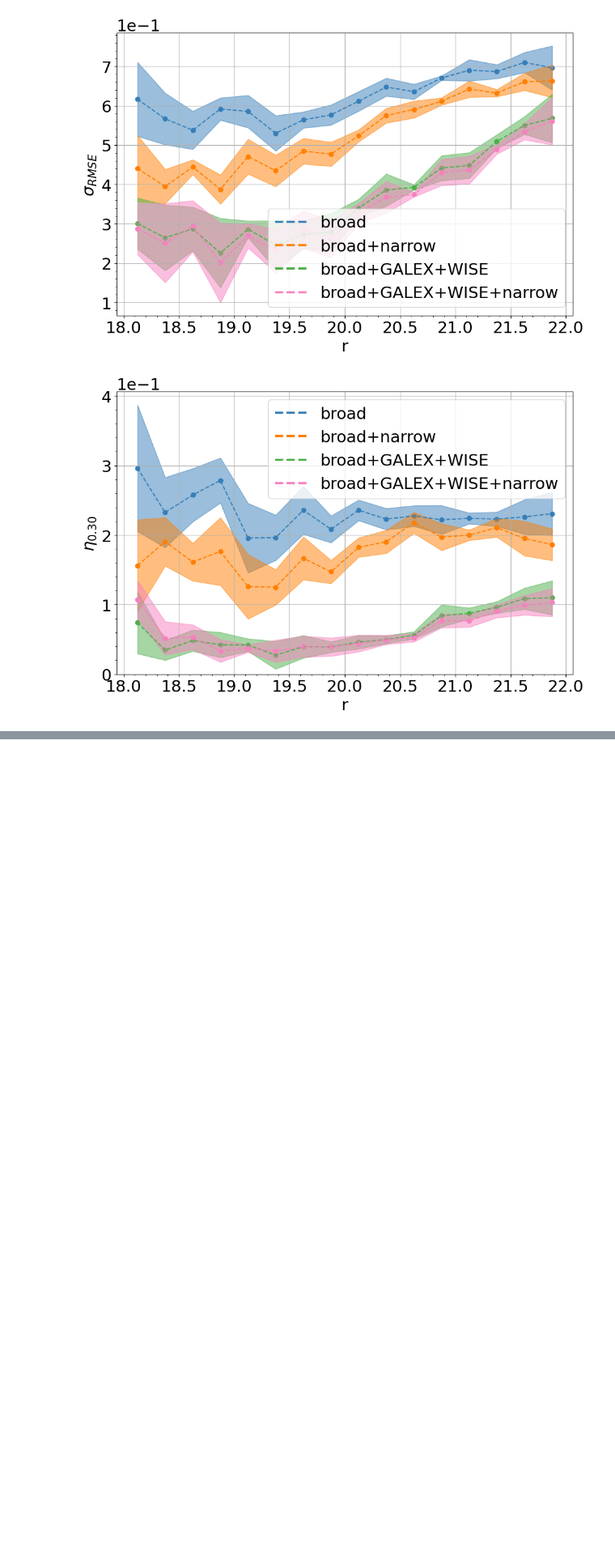
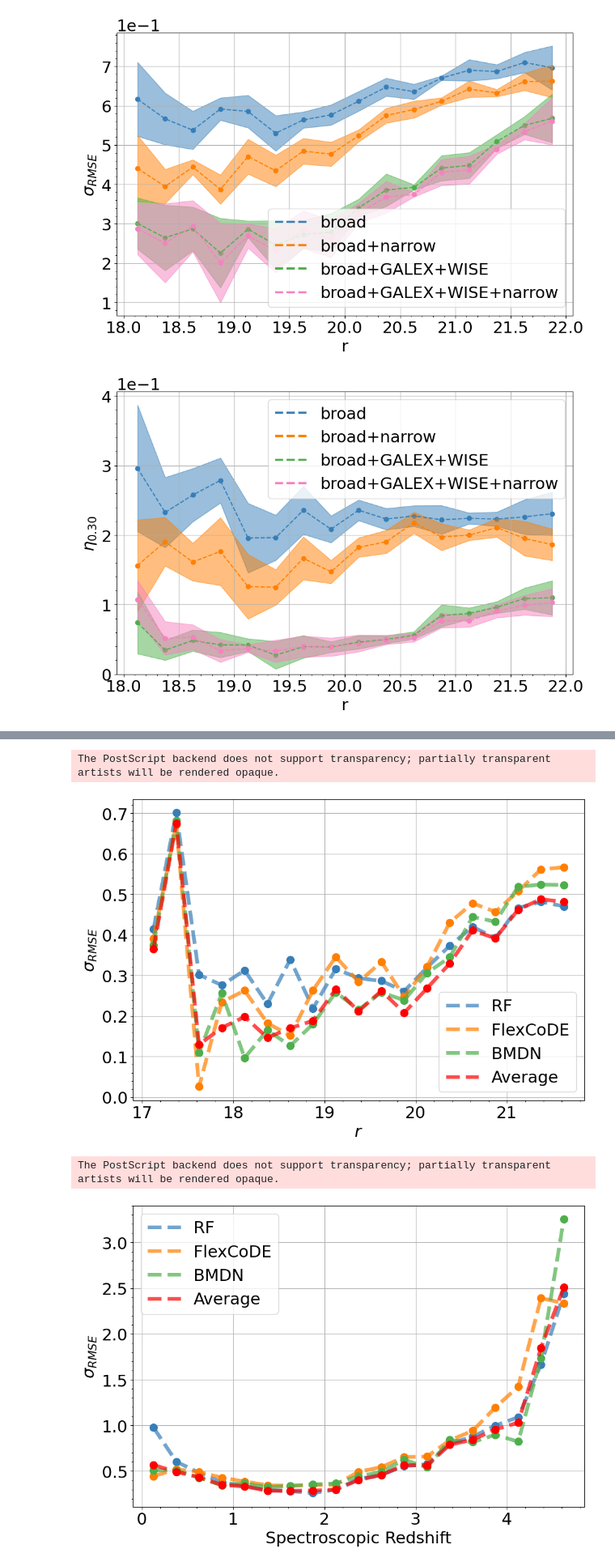
Before and after one commit to marixko/qucats_paper, a Jupyter notebook: codes/notebooks/paper_plots.ipynb, the cells around one changed output, grey strips where cells are left out. Shown at 81% size. Drawn from its saved outputs; the diff is of its cells as text; code cells hidden in the pictures; blank space fills up the shorter version.

```diff
--- a/codes/notebooks/paper_plots.ipynb
+++ b/codes/notebooks/paper_plots.ipynb
@@ -83,0 +88,80 @@ plot_metric_per_bin(list_feat,z, out_frac, color_feat = color_feat,  std=std, bi
+# %%
+z_results = pd.DataFrame()
+test = pd.read_table(os.path.join(validation_path,"test.csv"), sep=",")
+z_results["z_rf"] = pd.read_csv(os.path.join(rf_path, "test_z_broad+GALEX+WISE+narrow+flags.csv")).z_pred
+z_results["z_bnn"] = pd.read_csv(os.path.join(bnn_path, "crossval_model_dr4_BNWG_flag", "Results_DF.csv")).zphot
+z_results["z_flex"] = pd.read_csv(os.path.join(flex_path, "test_z_broad+GALEX+WISE+narrow+flags.csv")).z_flex_peak
+z_results["z_mean"] = (z_results["z_rf"]+z_results["z_bnn"]+z_results["z_flex"])/3
+
+z_results["Z"] = test.Z
+z_results["r_PStotal"] = test.r_PStotal
+z_results["g_PStotal"] = test.g_PStotal
+z_results["g-r"] = test.g_PStotal-test.r_PStotal
+# %%
+list_metric = [rmse, nmad, out_frac, bias]
+list_var = ["r_PStotal", "Z", "g-r"]
+z_no99 = z_results.query("r_PStotal!=99 and g_PStotal!=99")
+
+df_output = {}
+for metric in list_metric:
+    for var in list_var:
+        if var == "r_PStotal":
+            bins = np.arange(17,22,0.25)
+        elif var =="Z":
+            bins = np.arange(0,5,0.25)
+        else:
+            bins = np.arange(-1., 3, 0.25)
+
+        bins_r, itv_r = create_bins(z_no99, return_data = False, var = var, bins= bins)
+        bin_size = bins_r[1] - bins_r[0]
+        half_bins = np.arange(bins_r[0]+(bin_size/2), bins_r[-1]+bin_size/2, bin_size)
+        output_rf = metric_per_bin(metric = metric, z = z_no99, itvs = itv_r, column = "z_rf")
+        output_bnn = metric_per_bin(metric = metric, z = z_no99, itvs = itv_r, column = "z_bnn")
+        output_flex = metric_per_bin(metric = metric, z = z_no99, itvs = itv_r, column = "z_flex")
+        output_mean = metric_per_bin(metric = metric, z = z_no99, itvs = itv_r, column = "z_mean")
+        key = metric.__name__+"_"+var
+        df_output[key] = pd.DataFrame([output_rf, output_bnn, output_flex, output_mean, half_bins])
+        df_output[key] = df_output[key].T
+        df_output[key].columns = ["rf", "bnn", "flex", "mean", "bins"]
+        df_output[key]["rf_norm"] = df_output[key]["rf"]
+        df_output[key]["bnn_norm"] = df_output[key]["bnn"]
+        df_output[key]["flex_norm"] = df_output[key]["flex"]
+        fig, ax = plt.subplots(1,1, figsize=(10,7))
+        s=100
+        ax.scatter(half_bins,df_output[key]["rf_norm"], s=s, zorder=1000)
+        ax.plot(half_bins,df_output[key]["rf_norm"], '--', label="RF", linewidth=5, alpha=0.7, zorder=1000)
+        ax.scatter(half_bins,df_output[key]["flex_norm"], s=s, zorder=1000)
+        ax.plot(half_bins,df_output[key]["flex_norm"], '--', label="FlexCoDE", linewidth=5, alpha=0.7, zorder=1000)
+        ax.scatter(half_bins,df_output[key]["bnn_norm"], s=s, zorder=1000)
+        ax.plot(half_bins,df_output[key]["bnn_norm"], '--', label="BMDN", linewidth=5, alpha=0.7, zorder=1000)
+        ax.scatter(half_bins,output_mean, s=s, zorder=1000, color="red")
+        ax.plot(half_bins,output_mean, '--', label="Average", linewidth=5, alpha=0.7, zorder=1000, color="red")
+
+        ax.grid()
+        if metric.__name__ == "rmse":
+            ax.set_ylabel(r"$\sigma_{RMSE}$")
+        elif metric.__name__ == "out_frac":
+            ax.set_ylabel(r"$\eta_{0.30}$")
+        elif metric.__name__ == "bias":
+            ax.set_ylabel("Bias")
+        elif metric.__name__ == "mse":
+            ax.set_ylabel("MSE")
+        else:
+            ax.set_ylabel(r"$\sigma_{NMAD}$")
+
+        if var == "r_PStotal":
+            ax.set_xlabel(r"$r$")
+        elif var =="Z":
+            ax.set_xlabel("Spectroscopic Redshift")
+        else:
+            ax.set_xlabel(r"$g-r$")
+        plt.legend()
+        plt.tight_layout()
+        plt.savefig(os.path.join(img_path, metric.__name__+"_"+var+"_allmodels.png"))
+        plt.savefig(os.path.join(img_path, metric.__name__+"_"+var+"_allmodels.eps"), format="eps")
+        plt.show()
+# %% [output]
+The PostScript backend does not support transparency; partially transparent artists will be rendered opaque.
+[figure, added]
+The PostScript backend does not support transparency; partially transparent artists will be rendered opaque.
+[figure, added]
```
Also changed, not shown: parts of 4 cells of this notebook, 4 other files.
